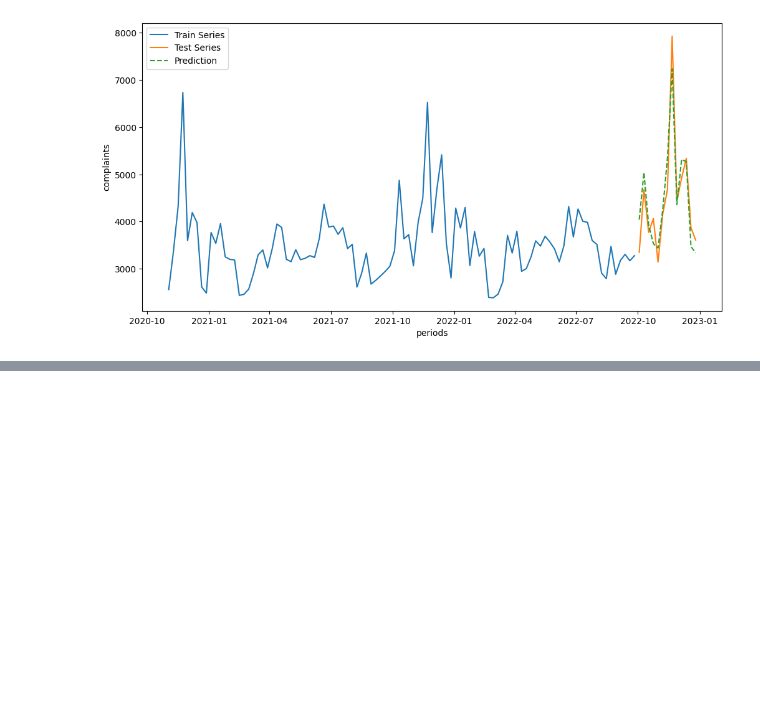
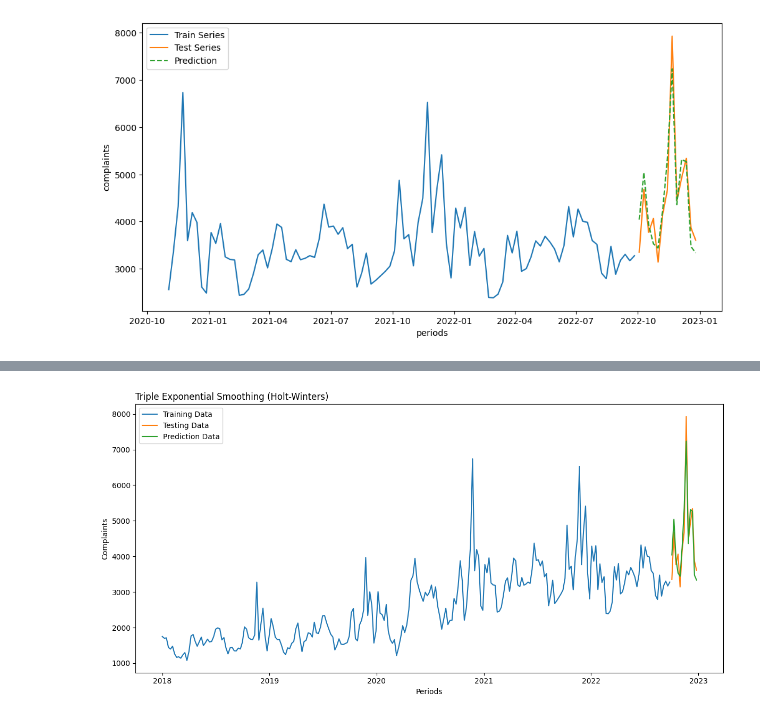
Before and after one commit to Vinni-Anddrade/time_series_course, a Jupyter notebook: 4_exponential_smothing_and_holt_winters/holt_winters-exponential_smothing.ipynb, the cells around one changed output, grey strips where cells are left out. Saved outputs shown, nothing was run; the diff lists cells and outputs as text; code cells hidden in the pictures; blank space fills up the shorter version.

```diff
--- a/4_exponential_smothing_and_holt_winters/holt_winters-exponential_smothing.ipynb
+++ b/4_exponential_smothing_and_holt_winters/holt_winters-exponential_smothing.ipynb
@@ -297,0 +360,4 @@ plt.show()
+# %%
+model_assessment(df_train, df_test, results_tes, "Triple Exponential Smoothing (Holt-Winters)")
+# %% [output]
+[figure, added]
```
Also changed, not shown: parts of 15 cells of this notebook.
